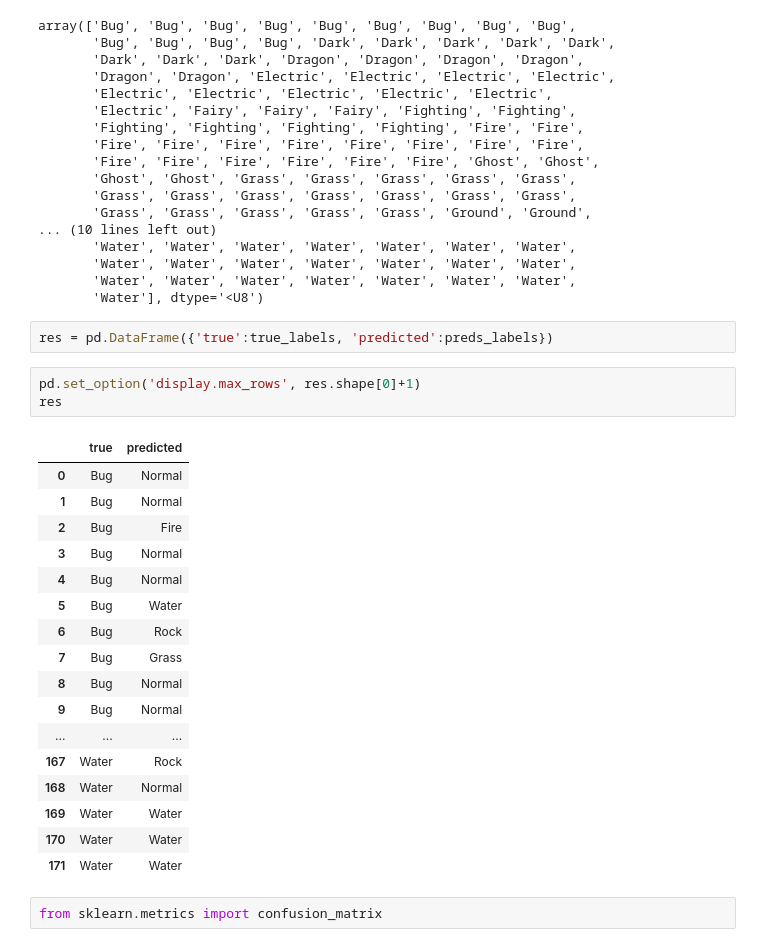
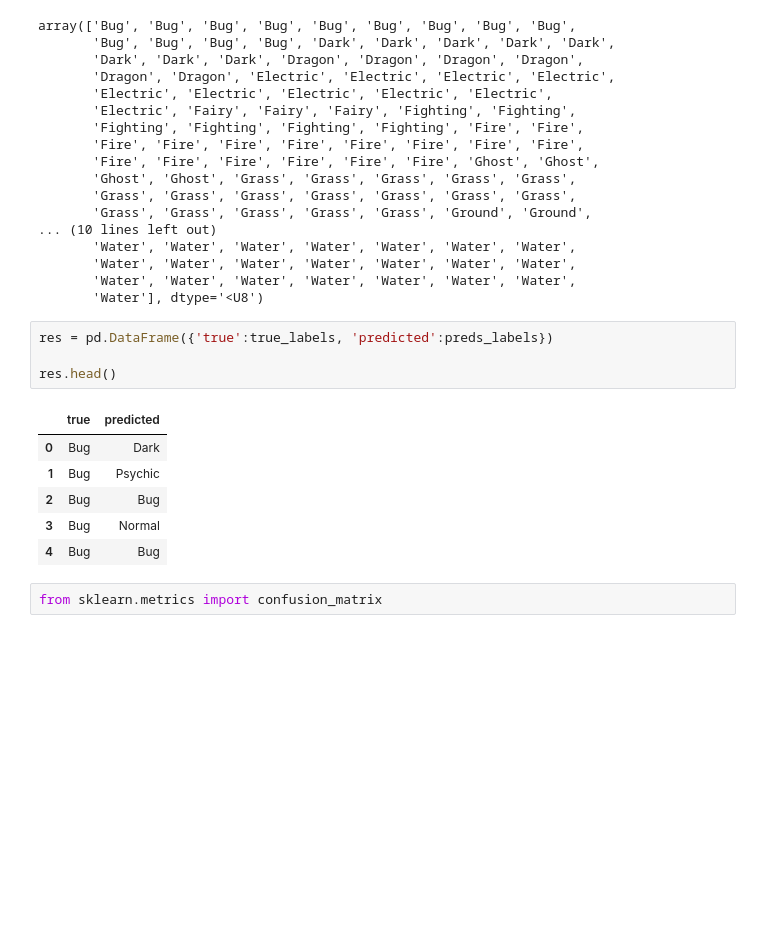
Before and after one commit to stefano-dif/pokemon-ml-analysis, a Jupyter notebook: Python_code/DLCV_CNN_01_type.ipynb, the cells around one changed output. Drawn from its saved outputs; the diff is of its cells as text; blank space fills up the shorter version.

```diff
--- a/Python_code/DLCV_CNN_01_type.ipynb
+++ b/Python_code/DLCV_CNN_01_type.ipynb
@@ -676,27 +638,15 @@ array(['Bug', 'Bug', 'Bug', 'Bug', 'Bug', 'Bug', 'Bug', 'Bug', 'Bug',
        'Water'], dtype='<U8')
 # %%
 res = pd.DataFrame({'true':true_labels, 'predicted':preds_labels})
+
+res.head()
+# %% [output]
+|  | true | predicted |
+| 0 | Bug | Dark |
+| 1 | Bug | Psychic |
+| 2 | Bug | Bug |
+| 3 | Bug | Normal |
+| 4 | Bug | Bug |
-# %%
-pd.set_option('display.max_rows', res.shape[0]+1)
-res
-# %% [output]
-|  | true | predicted |
-| 0 | Bug | Normal |
-| 1 | Bug | Normal |
-| 2 | Bug | Fire |
-| 3 | Bug | Normal |
-| 4 | Bug | Normal |
-| 5 | Bug | Water |
-| 6 | Bug | Rock |
-| 7 | Bug | Grass |
-| 8 | Bug | Normal |
-| 9 | Bug | Normal |
-| ... | ... | ... |
-| 167 | Water | Rock |
-| 168 | Water | Normal |
-| 169 | Water | Water |
-| 170 | Water | Water |
-| 171 | Water | Water |
 # %%
 from sklearn.metrics import confusion_matrix
 # %%
```
Also changed, not shown: parts of 24 cells of this notebook, 10 other files.
